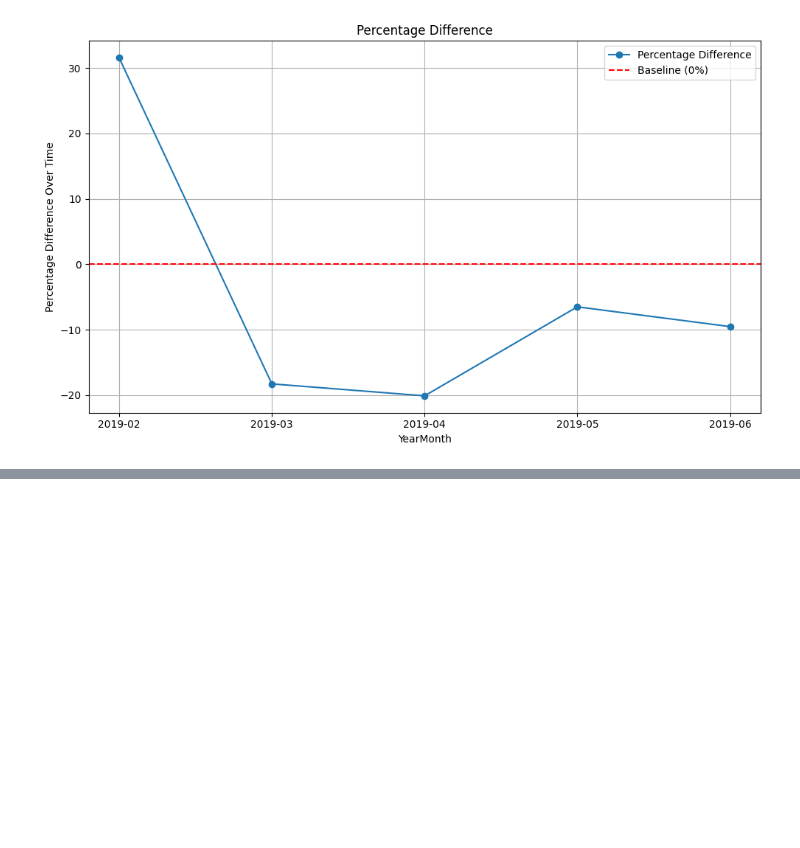
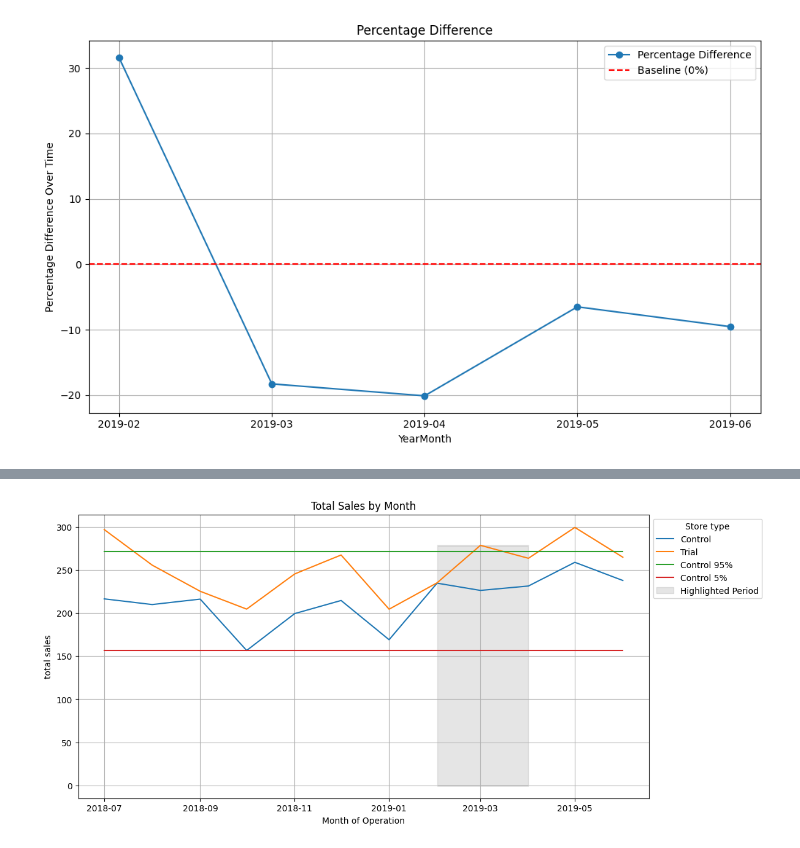
Before and after one commit to Aldistwn29/Experience_Perusahaan_Quantum, a Jupyter notebook: ritel_quantum.ipynb, the cells around one changed output, grey strips where cells are left out. Saved outputs shown, nothing was run; the diff lists cells and outputs as text; code cells hidden in the pictures; blank space fills up the shorter version.

```diff
--- a/ritel_quantum.ipynb
+++ b/ritel_quantum.ipynb
@@ -438,0 +452,43 @@ plt.show()
+# %%
+measure_over_time_sales = pre_trial_measure.copy()
+
+# Menambahkan kolom baru
+measure_over_time_sales['transaction_month'] = pd.to_datetime(pre_trial_measure['YearMonth'].astype(str), format='%Y-%m')
+
+# Filter untuk trial dan control store
+past_sales = measure_over_time_sales[measure_over_time_sales['store_type'].isin(['Trial', 'Control'])]
+
+# Menghitung 95 dan 5 percentile untuk control store
+std_dev = past_sales[past_sales['store_type'] == 'Control']['total_seles'].std()
+mean_sales = past_sales[past_sales['store_type'] == 'Control']['total_seles'].mean()
+
+past_sales_control_95 = past_sales[past_sales['store_type'] == 'Control'].copy()
+past_sales_control_95['total_seles'] = mean_sales + std_dev * 2
+past_sales_control_95['store_type'] = 'Control 95th % confidenc interval'
+
+past_sales_control_5 = past_sales[past_sales['store_type'] == 'Control'].copy()
+past_sales_control_5['total_seles'] = mean_sales - std_dev * 2
+past_sales_control_5['store_type'] = 'Control 5th % confidenc interval'
+
+# Gabungkan kedua data
+trial_assessment = pd.concat([past_sales, past_sales_control_95, past_sales_control_5])
+
+# Ubah nama category store_type
+trial_assessment['store_type'] = trial_assessment['store_type'].replace({'Control 95th % confidenc interval':'Control 95%', 'Control 5th % confidenc interval':'Control 5%'})
+
+# visualisasi
+plt.figure(figsize=(12, 6))
+sns.lineplot(data=trial_assessment, x='transaction_month', y='total_seles', hue='store_type')
+
+highlight_months = (trial_assessment['transaction_month'] > '2019-01') & (trial_assessment['transaction_month'] < '2019-05')
+highlight_data = trial_assessment[highlight_months]
+plt.fill_between(x=highlight_data['transaction_month'], y1=0, y2=highlight_data['total_seles'].max(), color='gray', alpha=0.2, label='Highlighted Period')
+
+plt.title('Total Sales by Month')
+plt.xlabel('Month of Operation')
+plt.ylabel('total sales')
+plt.legend(loc='upper left', bbox_to_anchor=(1,1), title='Store type')
+plt.grid(True)
+plt.show()
+# %% [output]
+[figure, added]
```
Also changed, not shown: parts of 9 cells of this notebook.
